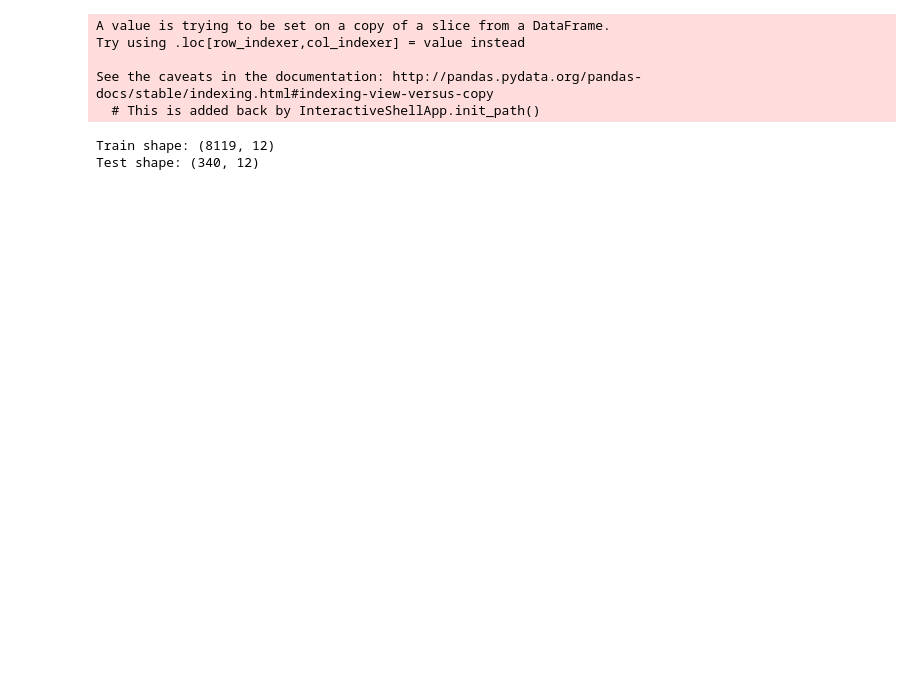
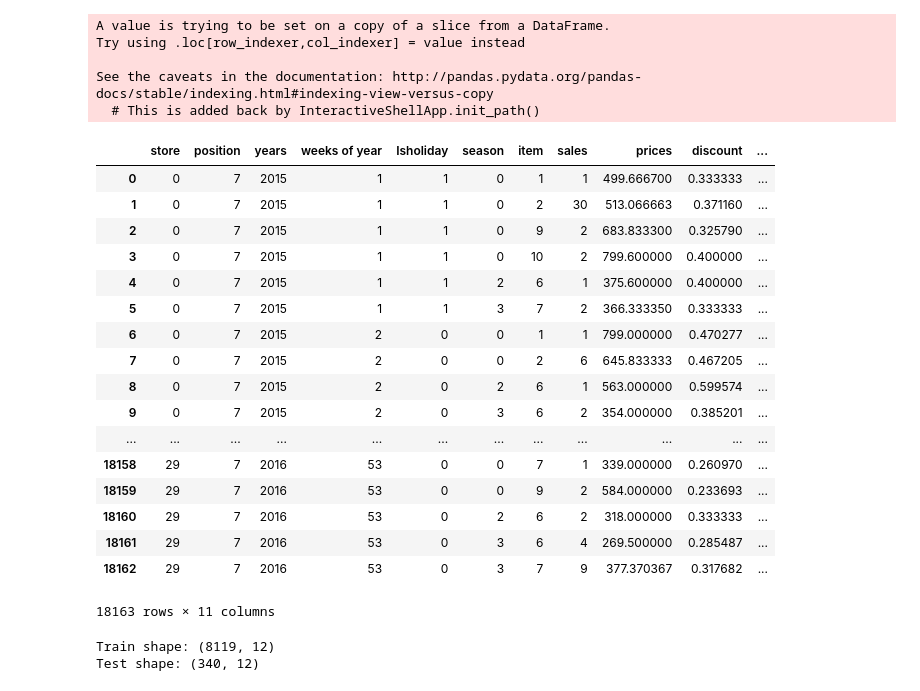
Before and after one commit to finyle/biyesheji, a Jupyter notebook: xgb_1.ipynb, the cells around one changed output. Drawn from its saved outputs; the diff is of its cells as text; code cells hidden in the pictures; blank space fills up the shorter version.

```diff
--- a/xgb_1.ipynb
+++ b/xgb_1.ipynb
@@ -17,33 +17,53 @@ from sklearn import preprocessing
 #map店铺名称
 name = a['store']
 le = preprocessing.LabelEncoder()
 le.fit(name)
 list(name)
 le.transform(name)
 tmp = le.transform(name)
 a['store'] = tmp
 
 #map合并大类
 category = a['item']
 le.fit(category)
 list(category)
 le.transform(category)
 tmp = le.transform(category)
 a['item'] = tmp
 
 #map季节
 season = a['season']
 le.fit(season)
 list(season)
 le.transform(season)
 tmp = le.transform(season)
 a['season'] = tmp
+
+a
 # %% [output]
 A value is trying to be set on a copy of a slice from a DataFrame.
 Try using .loc[row_indexer,col_indexer] = value instead
 
 See the caveats in the documentation: http://pandas.pydata.org/pandas-docs/stable/indexing.html#indexing-view-versus-copy
   # This is added back by InteractiveShellApp.init_path()
+|  | store | position | years | weeks of year | Isholiday | season | item | sales | prices | discount | ... |
+| 0 | 0 | 7 | 2015 | 1 | 1 | 0 | 1 | 1 | 499.666700 | 0.333333 | ... |
+| 1 | 0 | 7 | 2015 | 1 | 1 | 0 | 2 | 30 | 513.066663 | 0.371160 | ... |
+| 2 | 0 | 7 | 2015 | 1 | 1 | 0 | 9 | 2 | 683.833300 | 0.325790 | ... |
+| 3 | 0 | 7 | 2015 | 1 | 1 | 0 | 10 | 2 | 799.600000 | 0.400000 | ... |
+| 4 | 0 | 7 | 2015 | 1 | 1 | 2 | 6 | 1 | 375.600000 | 0.400000 | ... |
+| 5 | 0 | 7 | 2015 | 1 | 1 | 3 | 7 | 2 | 366.333350 | 0.333333 | ... |
+| 6 | 0 | 7 | 2015 | 2 | 0 | 0 | 1 | 1 | 799.000000 | 0.470277 | ... |
+| 7 | 0 | 7 | 2015 | 2 | 0 | 0 | 2 | 6 | 645.833333 | 0.467205 | ... |
+| 8 | 0 | 7 | 2015 | 2 | 0 | 2 | 6 | 1 | 563.000000 | 0.599574 | ... |
+| 9 | 0 | 7 | 2015 | 2 | 0 | 3 | 6 | 2 | 354.000000 | 0.385201 | ... |
+| ... | ... | ... | ... | ... | ... | ... | ... | ... | ... | ... | ... |
+| 18158 | 29 | 7 | 2016 | 53 | 0 | 0 | 7 | 1 | 339.000000 | 0.260970 | ... |
+| 18159 | 29 | 7 | 2016 | 53 | 0 | 0 | 9 | 2 | 584.000000 | 0.233693 | ... |
+| 18160 | 29 | 7 | 2016 | 53 | 0 | 2 | 6 | 2 | 318.000000 | 0.333333 | ... |
+| 18161 | 29 | 7 | 2016 | 53 | 0 | 3 | 6 | 4 | 269.500000 | 0.285487 | ... |
+| 18162 | 29 | 7 | 2016 | 53 | 0 | 3 | 7 | 9 | 377.370367 | 0.317682 | ... |
+18163 rows × 11 columns
 # %%
 df = a
 masked_series = (df['years']==2016) & (df['weeks'].isin([53,54,55]))
```
Also changed, not shown: parts of 19 cells of this notebook.
